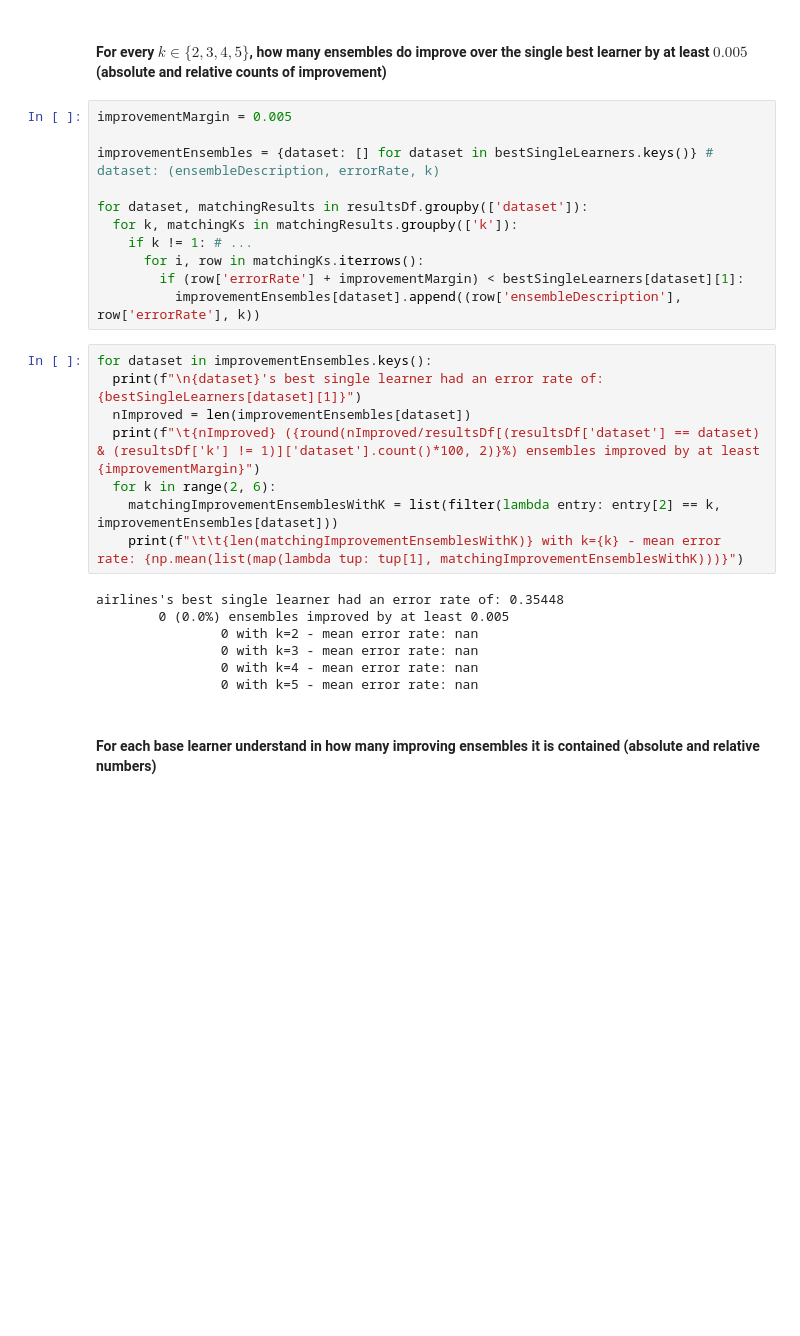
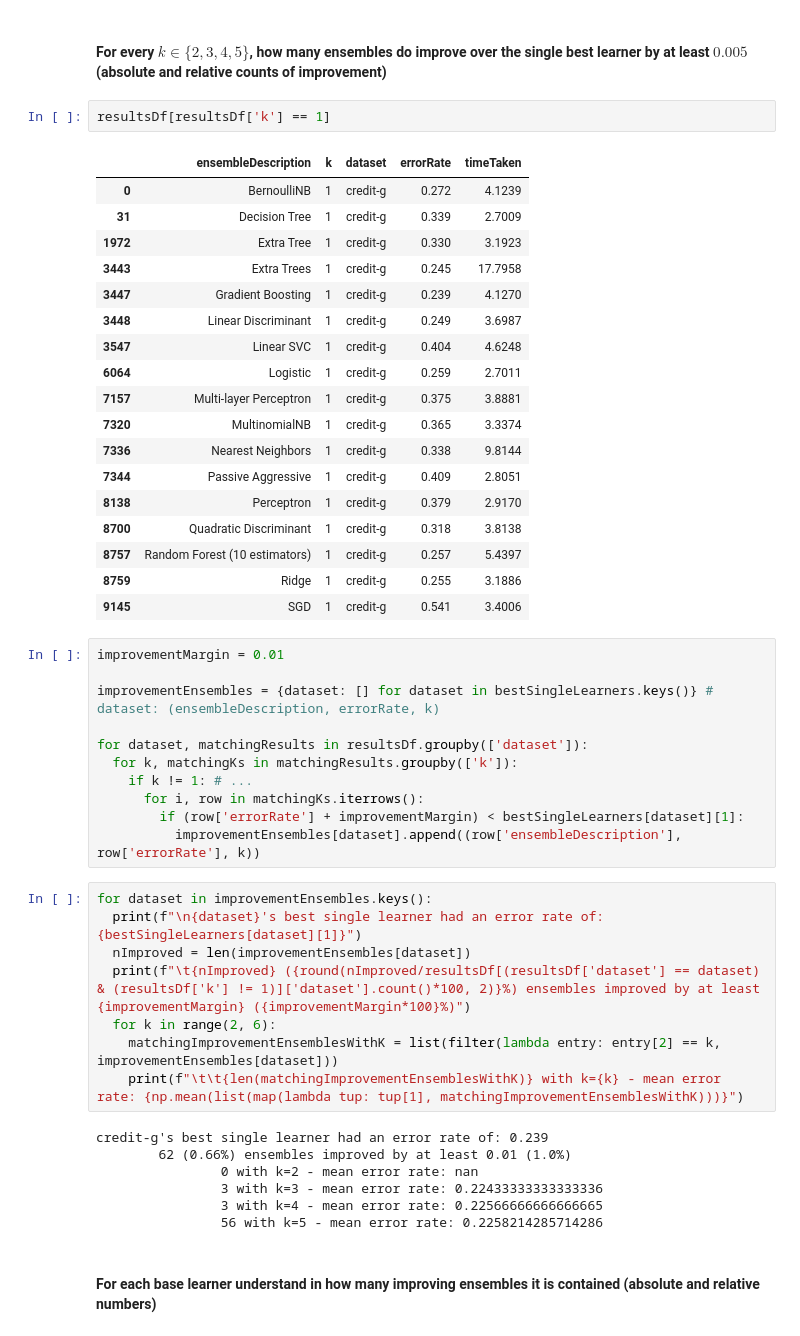
Before and after one commit to acevedosharp/ensemble-testing-chamber, a Jupyter notebook: notebooks/ensemble_classifier_combination_tester.ipynb, the cells around one changed output. Drawn from its saved outputs; the diff is of its cells as text; blank space fills up the shorter version.

```diff
--- a/notebooks/ensemble_classifier_combination_tester.ipynb
+++ b/notebooks/ensemble_classifier_combination_tester.ipynb
@@ -284,7 +318,28 @@ bestSingleLearners
 # %% [markdown]
 #### For every $k \in \{2,3,4,5\}$, how many ensembles do improve over the single best learner by at least $0.005$ (absolute and relative counts of improvement)
+# %%
+resultsDf[resultsDf['k'] == 1]
+# %% [output]
+|  | ensembleDescription | k | dataset | errorRate | timeTaken |
+| 0 | BernoulliNB | 1 | credit-g | 0.272 | 4.1239 |
+| 31 | Decision Tree | 1 | credit-g | 0.339 | 2.7009 |
+| 1972 | Extra Tree | 1 | credit-g | 0.330 | 3.1923 |
+| 3443 | Extra Trees | 1 | credit-g | 0.245 | 17.7958 |
+| 3447 | Gradient Boosting | 1 | credit-g | 0.239 | 4.1270 |
+| 3448 | Linear Discriminant | 1 | credit-g | 0.249 | 3.6987 |
+| 3547 | Linear SVC | 1 | credit-g | 0.404 | 4.6248 |
+| 6064 | Logistic | 1 | credit-g | 0.259 | 2.7011 |
+| 7157 | Multi-layer Perceptron | 1 | credit-g | 0.375 | 3.8881 |
+| 7320 | MultinomialNB | 1 | credit-g | 0.365 | 3.3374 |
+| 7336 | Nearest Neighbors | 1 | credit-g | 0.338 | 9.8144 |
+| 7344 | Passive Aggressive | 1 | credit-g | 0.409 | 2.8051 |
+| 8138 | Perceptron | 1 | credit-g | 0.379 | 2.9170 |
+| 8700 | Quadratic Discriminant | 1 | credit-g | 0.318 | 3.8138 |
+| 8757 | Random Forest (10 estimators) | 1 | credit-g | 0.257 | 5.4397 |
+| 8759 | Ridge | 1 | credit-g | 0.255 | 3.1886 |
+| 9145 | SGD | 1 | credit-g | 0.541 | 3.4006 |
 # %%
-improvementMargin = 0.005
+improvementMargin = 0.01
 
 improvementEnsembles = {dataset: [] for dataset in bestSingleLearners.keys()} # dataset: (ensembleDescription, errorRate, k)
 
@@ -298,17 +353,17 @@ for dataset, matchingResults in resultsDf.groupby(['dataset']):
 for dataset in improvementEnsembles.keys():
   print(f"\n{dataset}'s best single learner had an error rate of: {bestSingleLearners[dataset][1]}")
   nImproved = len(improvementEnsembles[dataset])
-  print(f"\t{nImproved} ({round(nImproved/resultsDf[(resultsDf['dataset'] == dataset) & (resultsDf['k'] != 1)]['dataset'].count()*100, 2)}%) ensembles improved by at least {improvementMargin}")
+  print(f"\t{nImproved} ({round(nImproved/resultsDf[(resultsDf['dataset'] == dataset) & (resultsDf['k'] != 1)]['dataset'].count()*100, 2)}%) ensembles improved by at least {improvementMargin} ({improvementMargin*100}%)")
   for k in range(2, 6):
     matchingImprovementEnsemblesWithK = list(filter(lambda entry: entry[2] == k, improvementEnsembles[dataset]))
     print(f"\t\t{len(matchingImprovementEnsemblesWithK)} with k={k} - mean error rate: {np.mean(list(map(lambda tup: tup[1], matchingImprovementEnsemblesWithK)))}")
 # %% [output]
-airlines's best single learner had an error rate of: 0.35448
-        0 (0.0%) ensembles improved by at least 0.005
+credit-g's best single learner had an error rate of: 0.239
+        62 (0.66%) ensembles improved by at least 0.01 (1.0%)
                 0 with k=2 - mean error rate: nan
-                0 with k=3 - mean error rate: nan
-                0 with k=4 - mean error rate: nan
-                0 with k=5 - mean error rate: nan
+                3 with k=3 - mean error rate: 0.22433333333333336
+                3 with k=4 - mean error rate: 0.22566666666666665
+                56 with k=5 - mean error rate: 0.2258214285714286
 # %% [markdown]
 #### For each base learner understand in how many improving ensembles it is contained (absolute and relative numbers)
 # %%
```
Also changed, not shown: parts of 11 cells of this notebook.
